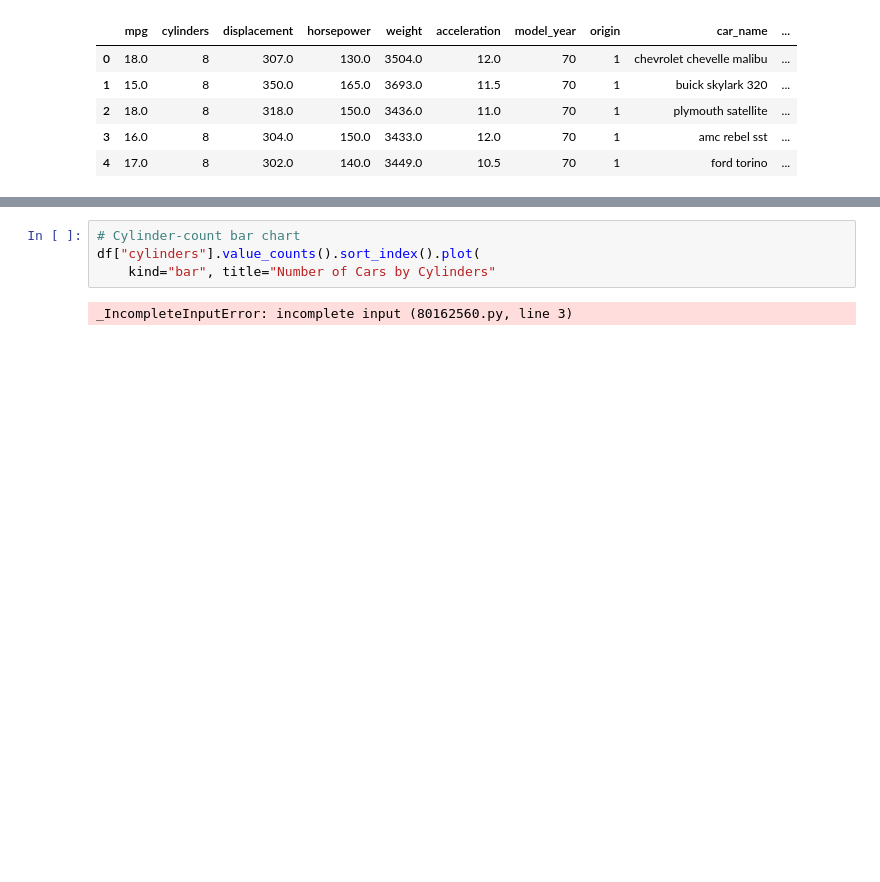
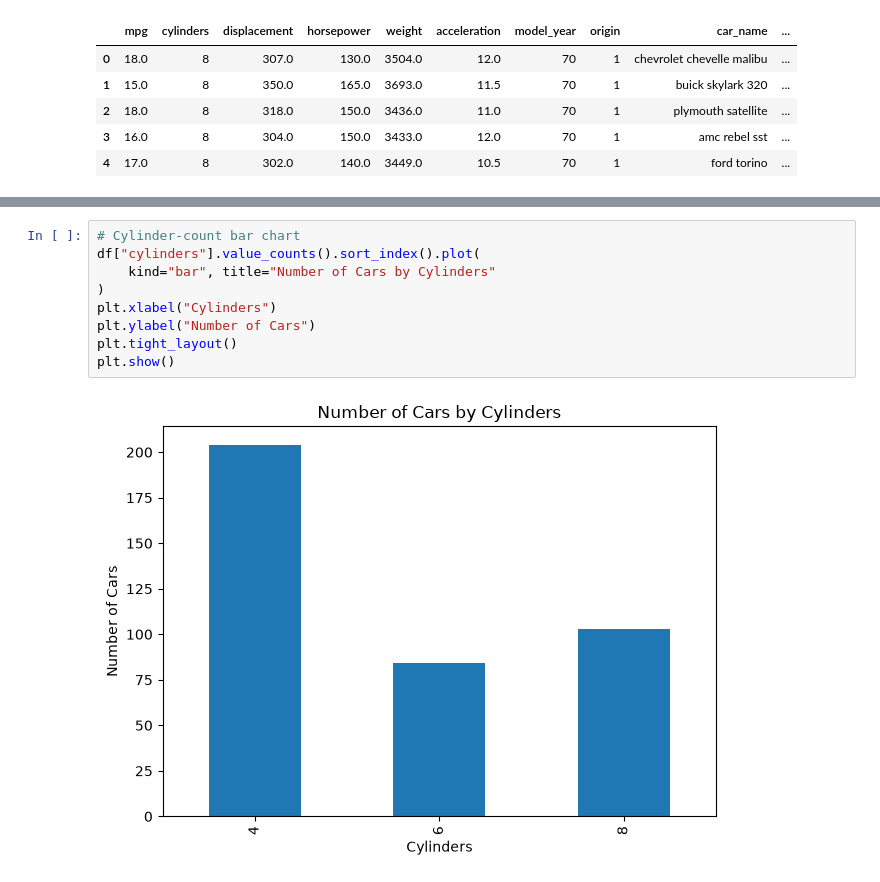
Before and after one commit to rolic06/student-performance-analysis, a Jupyter notebook: auto_mpg_project/NOTEBOOKS/autompg.ipynb, the cells around one changed output, grey strips where cells are left out. Cells and saved outputs as stored; diff of their text form; blank space fills up the shorter version.

```diff
--- a/auto_mpg_project/NOTEBOOKS/autompg.ipynb
+++ b/auto_mpg_project/NOTEBOOKS/autompg.ipynb
@@ -322,6 +316,11 @@ TOP 10 FUEL-EFFICIENT CARS:
 # %%
 # Cylinder-count bar chart
 df["cylinders"].value_counts().sort_index().plot(
     kind="bar", title="Number of Cars by Cylinders"
+)
+plt.xlabel("Cylinders")
+plt.ylabel("Number of Cars")
+plt.tight_layout()
+plt.show()
 # %% [output]
-_IncompleteInputError: incomplete input (80162560.py, line 3)
+[figure, added]
```
Also changed, not shown: parts of 19 cells of this notebook.
